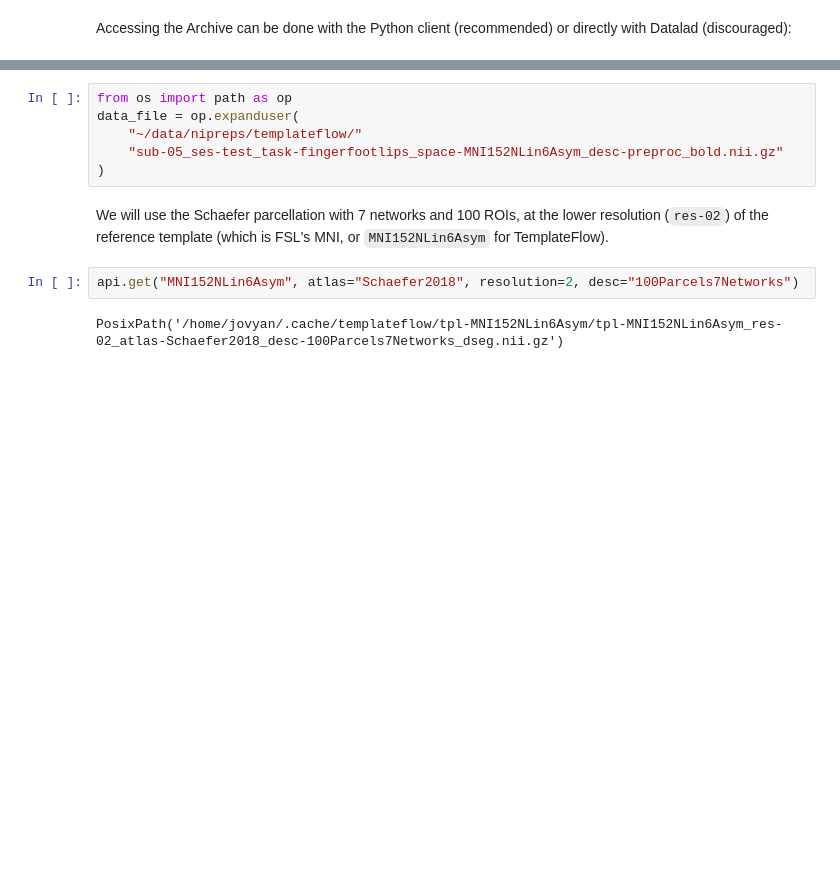
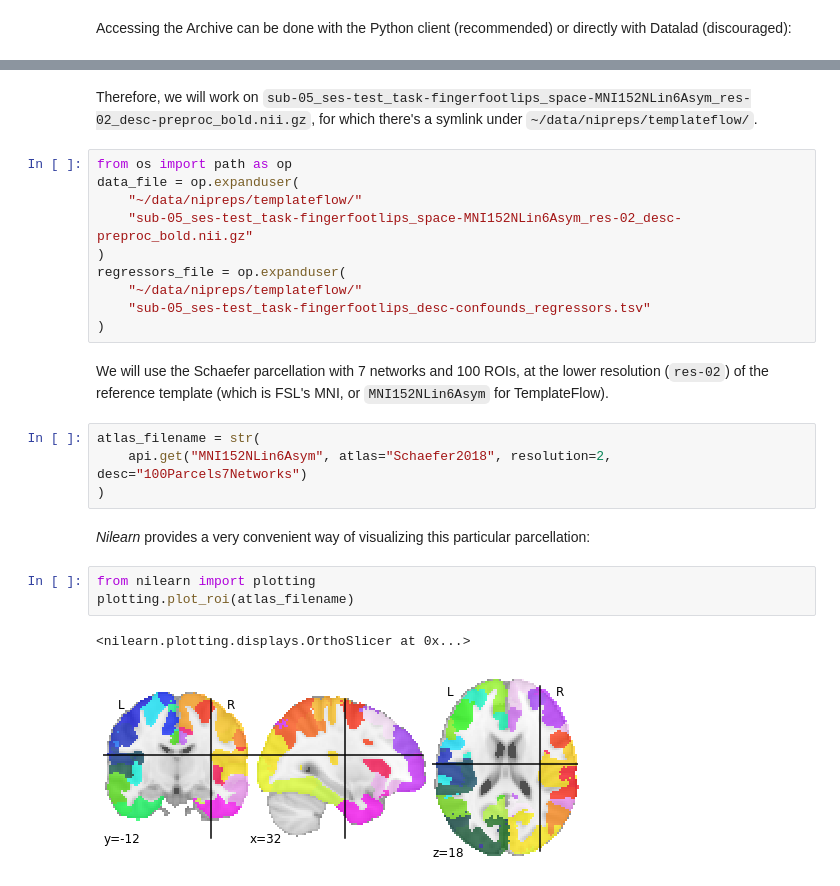
Before and after one commit to neurohackademy/nh2020-curriculum, a Jupyter notebook: we-nipreps-esteban/01-templateflow.ipynb, the cells around one changed output, grey strips where cells are left out. Drawn from its saved outputs; the diff is of its cells as text; blank space fills up the shorter version.

Commit message:
enh: update intro and templateflow decks

```diff
--- a/we-nipreps-esteban/01-templateflow.ipynb
+++ b/we-nipreps-esteban/01-templateflow.ipynb
@@ -62,12 +112,26 @@ The full dataset after preprocessing has been uploaded to [G-Node](https://gin.g
+# %% [markdown]
+Therefore, we will work on `sub-05_ses-test_task-fingerfootlips_space-MNI152NLin6Asym_res-02_desc-preproc_bold.nii.gz`, for which there's a symlink under `~/data/nipreps/templateflow/`.
 # %%
 from os import path as op
 data_file = op.expanduser(
     "~/data/nipreps/templateflow/"
-    "sub-05_ses-test_task-fingerfootlips_space-MNI152NLin6Asym_desc-preproc_bold.nii.gz"
+    "sub-05_ses-test_task-fingerfootlips_space-MNI152NLin6Asym_res-02_desc-preproc_bold.nii.gz"
 )
+regressors_file = op.expanduser(
+    "~/data/nipreps/templateflow/"
+    "sub-05_ses-test_task-fingerfootlips_desc-confounds_regressors.tsv"
+)
 # %% [markdown]
 We will use the Schaefer parcellation with 7 networks and 100 ROIs, at the lower resolution (``res-02``) of the reference template (which is FSL's MNI, or `MNI152NLin6Asym` for TemplateFlow).
 # %%
-api.get("MNI152NLin6Asym", atlas="Schaefer2018", resolution=2, desc="100Parcels7Networks")
+atlas_filename = str(
+    api.get("MNI152NLin6Asym", atlas="Schaefer2018", resolution=2, desc="100Parcels7Networks")
+)
-# %% [output]
-PosixPath('/home/jovyan/.cache/templateflow/tpl-MNI152NLin6Asym/tpl-MNI152NLin6Asym_res-02_atlas-Schaefer2018_desc-100Parcels7Networks_dseg.nii.gz')
+# %% [markdown]
+*Nilearn* provides a very convenient way of visualizing this particular parcellation:
+# %%
+from nilearn import plotting
+plotting.plot_roi(atlas_filename)
+# %% [output]
+<nilearn.plotting.displays.OrthoSlicer at 0x...>
+[figure, added]
```
Also changed, not shown: parts of 16 cells of this notebook, 1 other file.
